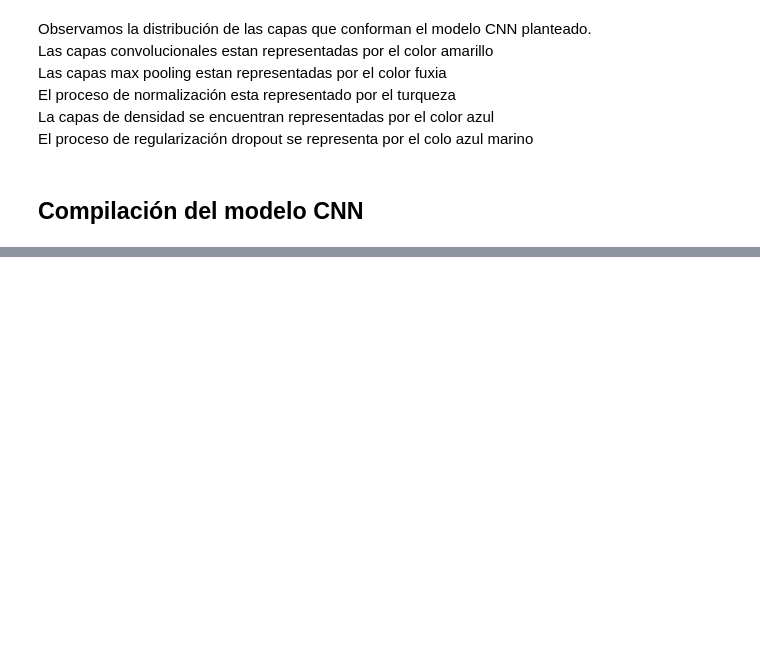
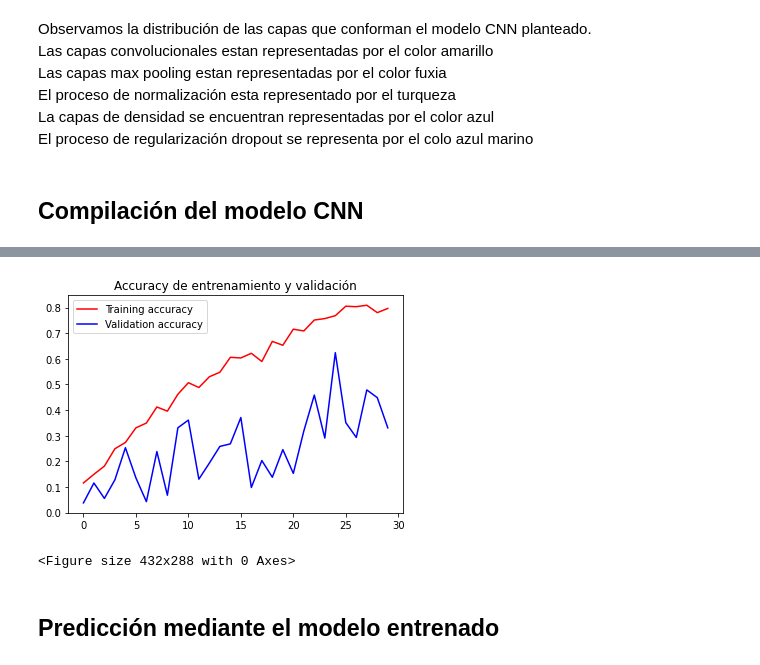
Before and after one commit to sfbarragan/CNN_ReconocimientoFacial, a Jupyter notebook: [NRC_6278]_MelanyLópez_StevenBarragan_CNN.ipynb, the cells around one changed output, grey strips where cells are left out. Saved outputs shown, nothing was run; the diff lists cells and outputs as text; code cells hidden in the pictures; blank space fills up the shorter version.

Commit message:
Entrenamiento y prueba

```diff
--- a/[NRC_6278]_MelanyLópez_StevenBarragan_CNN.ipynb
+++ b/[NRC_6278]_MelanyLópez_StevenBarragan_CNN.ipynb
@@ -524,8 +560,8 @@ print("test_labels shape = ",test_labels.shape)
 # %%
 ## Redimencionamos las imagenes de entrenamiento
-train_ds = tf.image.resize(train_ds, (227, 227))
+X_train = tf.image.resize(X_train, (227, 227))
 ## Redimencionamos las imagenes de prueba
-test_ds = tf.image.resize(test_ds, (227, 227))
+X_test = tf.image.resize(X_test, (227, 227))
 # %% [markdown]
 ## Early Stooping
 # %%
@@ -533,0 +572,11 @@ es = EarlyStopping(monitor='val_loss', mode='min', verbose=1, patience=200)
+# %%
+# Asignamos el numero de componentes
+pca = PCA(n_components = 19)
+# Entrenamos el modelo pca
+pca.fit(X_train)
+# Almacenamos los nuevos valores de entrenamiento de x
+X_train_transformed = pca.transform(X_train)
+# Almacenamos los nuevos valores de prueba de x
+X_test_transformed = pca.transform(X_test)
+# Nostramos el tamaño de los datos
+print(X_train_transformed.shape, X_test_transformed.shape)
@@ -594,6 +652,6 @@ model.add(Dropout(0.4))
 model.add(BatchNormalization())
 
 # Capa de salida
-model.add(Dense(20,activation="softmax"))
+model.add(Dense(26,activation="softmax"))
 # Resumen del modelo
 model.summary()
@@ -614,0 +719,5 @@ model.compile(optimizer="adam", loss="sparse_categorical_crossentropy", metrics=
+# %%
+#Marca de tiempo
+%time
+# Entrenamiento del modelo
+history = model.fit(X_train, train_labels, epochs=30, validation_split=0.2, callbacks= [es])
@@ -614,0 +767,24 @@ model.compile(optimizer="adam", loss="sparse_categorical_crossentropy", metrics=
+# %%
+# Obtenemos el accuracy del modelo
+accuracy = history.history['accuracy']
+# Obtenemos el accuracy de validación
+validation_accuracy = history.history['val_accuracy']
+# Determinamos los puntos de graficación
+epochs = range(len(accuracy))
+# Graficamos la metrica del accuracy
+plt.plot(epochs, accuracy, 'r', label='Training accuracy')
+# Graficamos la metrica del accuracy de validación
+plt.plot(epochs, validation_accuracy, 'b', label='Validation accuracy')
+# Asignamos el titulo del gráfico
+plt.title('Accuracy de entrenamiento y validación')
+# Asignamos la legenda del grafico
+plt.legend(loc=0)
+# Creamos la figura
+plt.figure()
+# Mostramos la figura
+plt.show()
+# %% [output]
+[figure, added]
+<Figure size 432x288 with 0 Axes>
+# %% [markdown]
+## Predicción mediante el modelo entrenado
```
Also changed, not shown: parts of 28 cells of this notebook.
